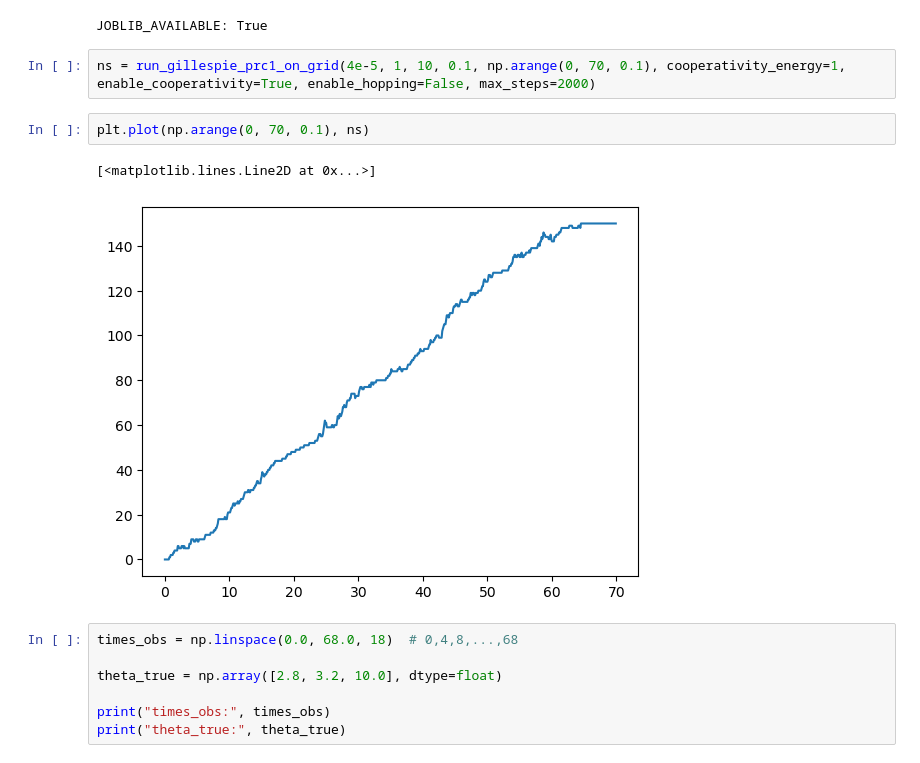
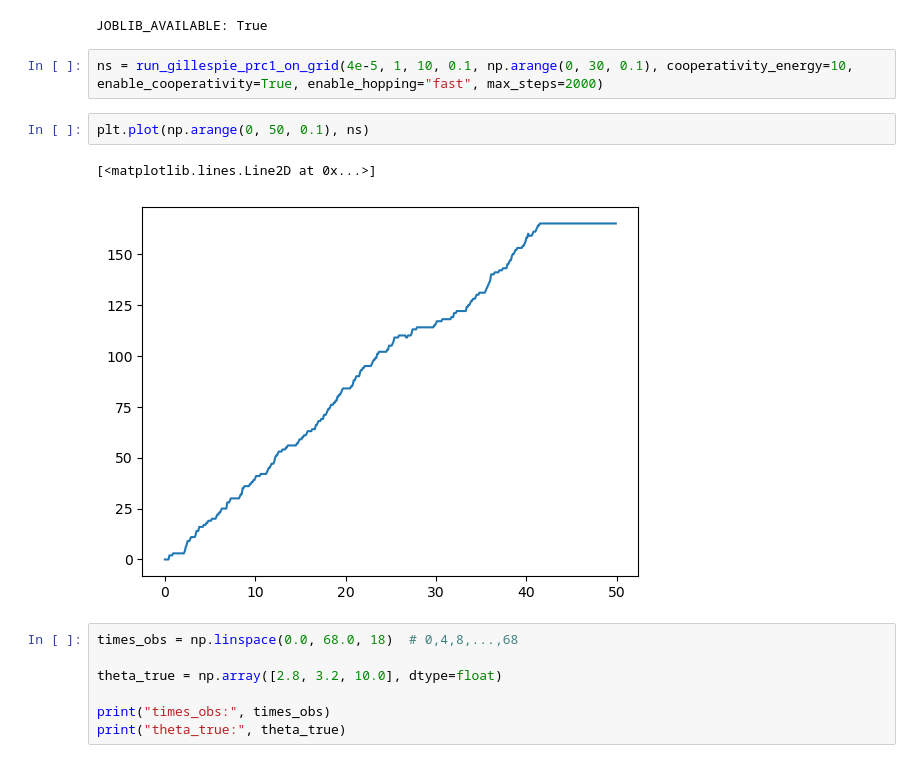
Before and after one commit to AdrianHou2/prc-recruitment-bayesian-analysis, a Jupyter notebook: python_version/test.ipynb, the cells around one changed output. Drawn from its saved outputs; the diff is of its cells as text.

Commit message:
fast hopping!

```diff
--- a/python_version/test.ipynb
+++ b/python_version/test.ipynb
@@ -20,12 +20,12 @@ print("JOBLIB_AVAILABLE:", smc.get("_JOBLIB_AVAILABLE", None))
 # %% [output]
 JOBLIB_AVAILABLE: True
 # %%
-ns = run_gillespie_prc1_on_grid(4e-5, 1, 10, 0.1, np.arange(0, 70, 0.1), cooperativity_energy=1, enable_cooperativity=True, enable_hopping=False, max_steps=2000)
+ns = run_gillespie_prc1_on_grid(4e-5, 1, 10, 0.1, np.arange(0, 30, 0.1), cooperativity_energy=10, enable_cooperativity=True, enable_hopping="fast", max_steps=2000)
 # %%
-plt.plot(np.arange(0, 70, 0.1), ns)
+plt.plot(np.arange(0, 50, 0.1), ns)
 # %% [output]
 [<matplotlib.lines.Line2D at 0x...>]
-[figure, old version]
+[figure, new version]
 # %%
 times_obs = np.linspace(0.0, 68.0, 18)  # 0,4,8,...,68
 
```
Also changed, not shown: parts of 1 cell of this notebook, 6 other files.
